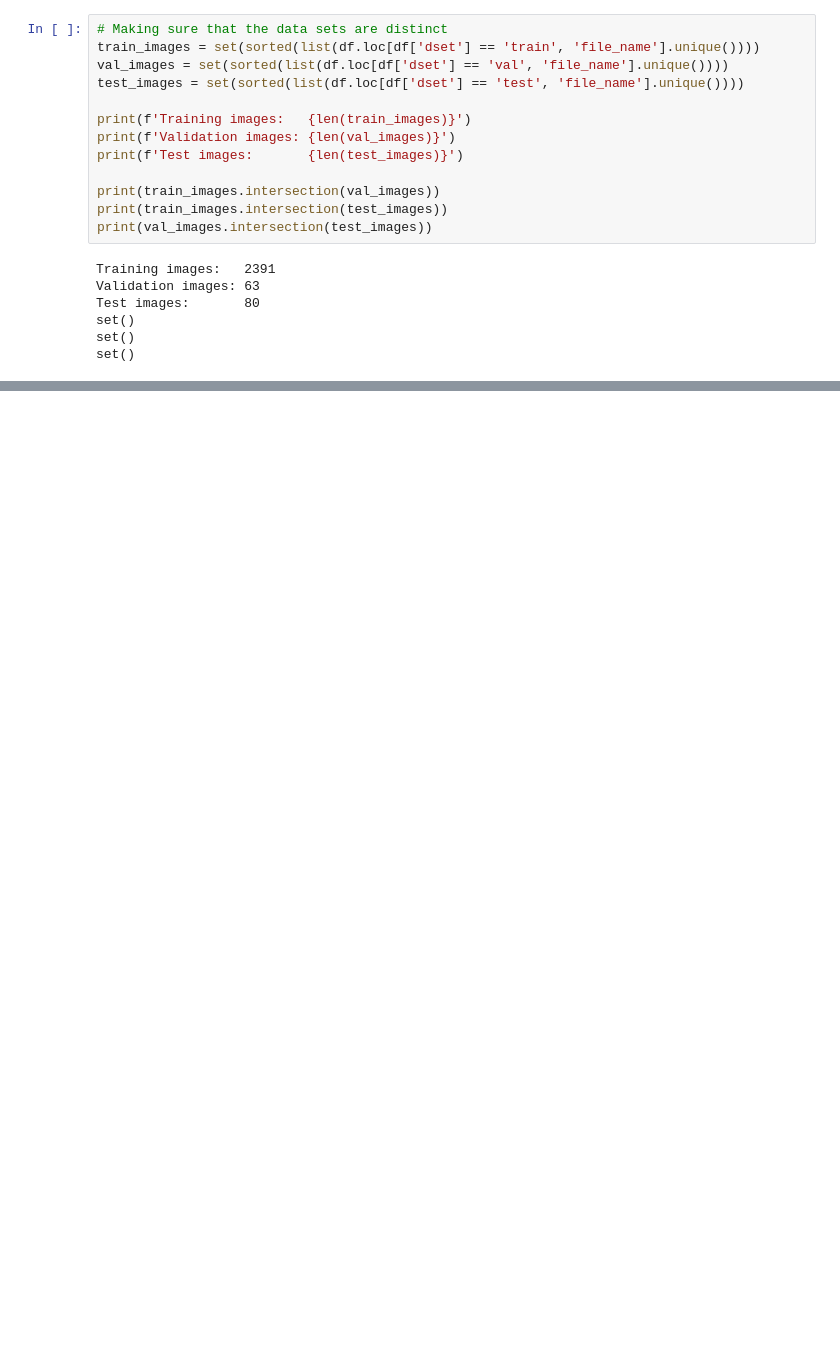
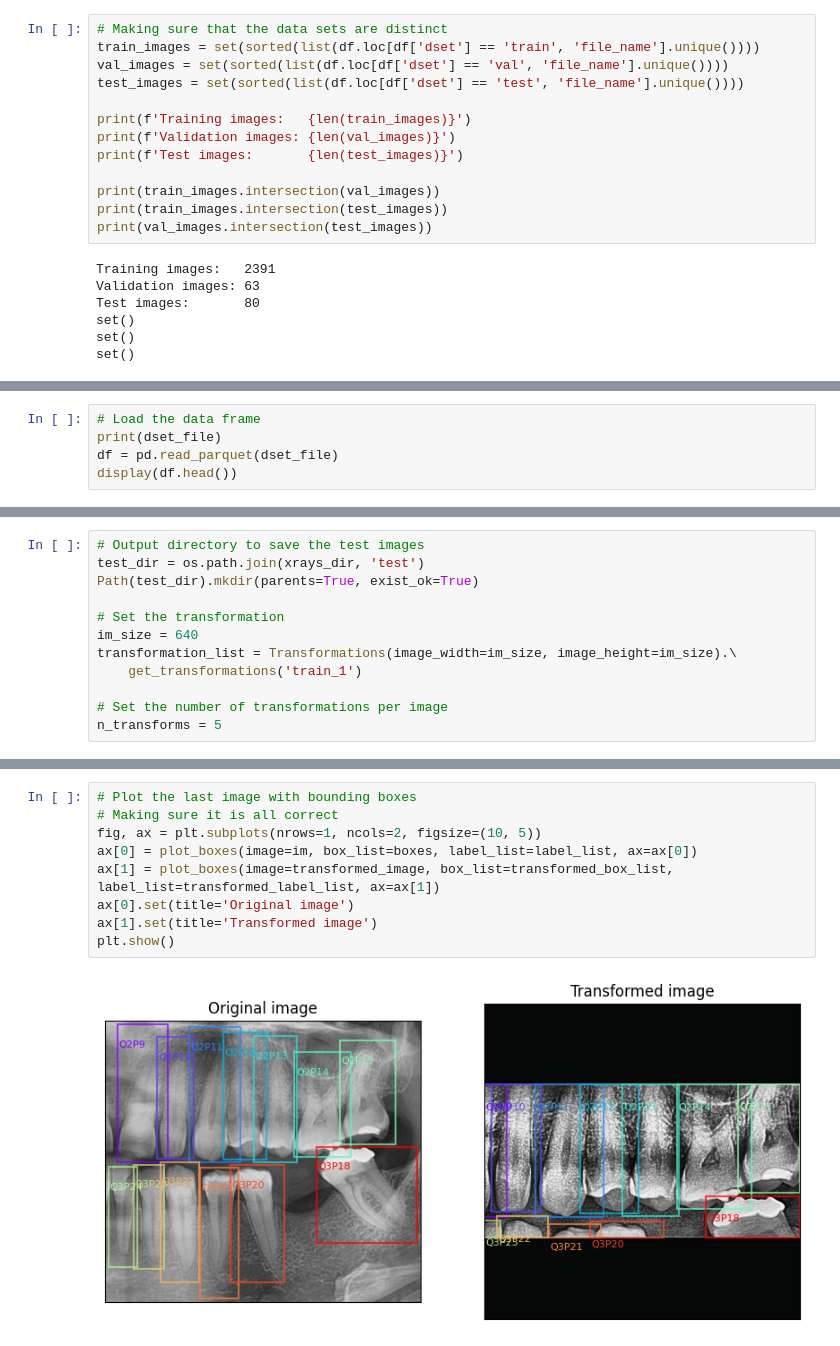
Before and after one commit to awerdich/computervision, a Jupyter notebook: notebooks/detection/06_datasplit.ipynb, the cells around one changed output, grey strips where cells are left out. Saved outputs shown, nothing was run; the diff lists cells and outputs as text; blank space fills up the shorter version.

Commit message:
updated data sets

```diff
--- a/notebooks/detection/06_datasplit.ipynb
+++ b/notebooks/detection/06_datasplit.ipynb
@@ -177,0 +210,5 @@ set()
+# %%
+# Load the data frame
+print(dset_file)
+df = pd.read_parquet(dset_file)
+display(df.head())
@@ -177,0 +223,12 @@ set()
+# %%
+# Output directory to save the test images
+test_dir = os.path.join(xrays_dir, 'test')
+Path(test_dir).mkdir(parents=True, exist_ok=True)
+
+# Set the transformation
+im_size = 640
+transformation_list = Transformations(image_width=im_size, image_height=im_size).\
+    get_transformations('train_1')
+
+# Set the number of transformations per image
+n_transforms = 5
@@ -177,0 +361,11 @@ set()
+# %%
+# Plot the last image with bounding boxes
+# Making sure it is all correct
+fig, ax = plt.subplots(nrows=1, ncols=2, figsize=(10, 5))
+ax[0] = plot_boxes(image=im, box_list=boxes, label_list=label_list, ax=ax[0])
+ax[1] = plot_boxes(image=transformed_image, box_list=transformed_box_list, label_list=transformed_label_list, ax=ax[1])
+ax[0].set(title='Original image')
+ax[1].set(title='Transformed image')
+plt.show()
+# %% [output]
+[figure, added]
```
Also changed, not shown: parts of 14 cells of this notebook, 5 other files.
